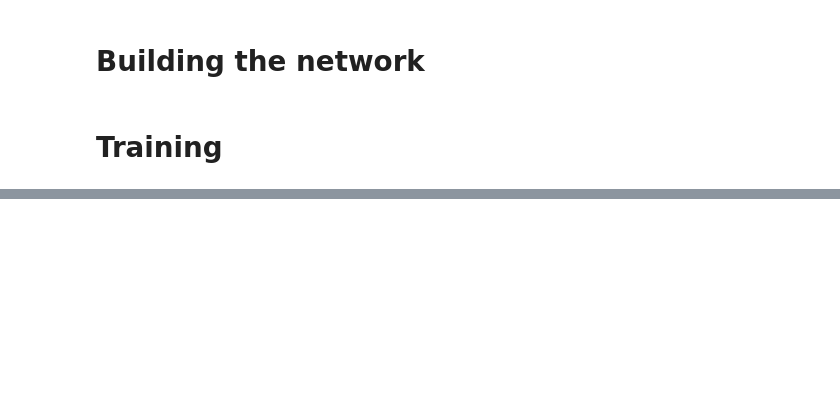
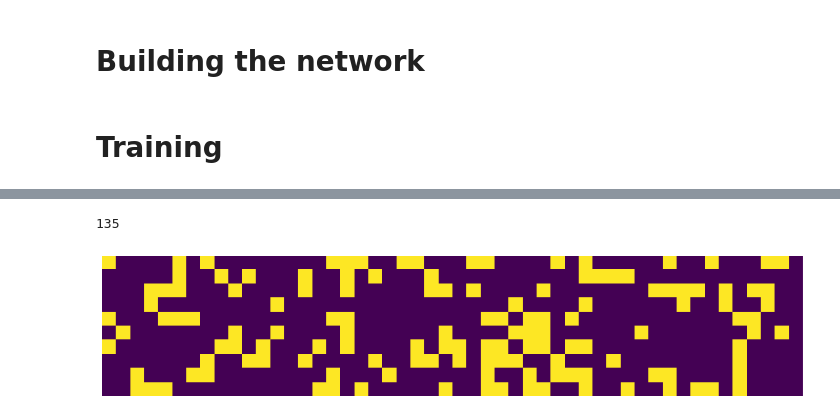
Before and after one commit to arkhycat/disenntangle, a Jupyter notebook: mnist_disentangling.ipynb, the cells around one changed output, grey strips where cells are left out. Cells and saved outputs as stored; diff of their text form; code cells hidden in the pictures; blank space fills up the shorter version.

```diff
--- a/mnist_disentangling.ipynb
+++ b/mnist_disentangling.ipynb
@@ -174,0 +246,7 @@ plt.imshow(np.abs(np.corrcoef(np.transpose(merged)))[-10:, :-10]>corr_thr)
+# %%
+network.set_mask(torch.ones(10, 50))
+w = network.fc2.weight
+for c in range(1, 20):
+    network.set_mask(torch.tensor((w>c/100)).float())
+    print(c/100)
+    test()
@@ -198,0 +283,8 @@ Connections with corr >0.4 : 15.4%
+# %%
+network.set_mask(torch.ones(10, 50))
+w = network.fc2.weight
+corr_thr = 0.3
+w_thr = 0.03
+print("Connections with corr >{} : {}%".format(corr_thr, len(np.where(np.abs(corrm)>corr_thr)[0])/500*100))
+print("Connections with corr >{} and w > {}: {}%".format(corr_thr, w_thr, len(np.where((np.abs(corrm)>corr_thr) * (w >w_thr))[0])/500*100))
+print("Connections with corr >{} or w > {}: {}%".format(corr_thr, w_thr, len(np.where((np.abs(corrm)>corr_thr) + (w >w_thr))[0])/500*100))
@@ -198,0 +319,13 @@ Connections with corr >0.4 : 15.4%
+# %%
+network = Net()
+optimizer = optim.SGD(network.parameters(), lr=learning_rate,
+                      momentum=momentum)
+network.set_mask(torch.tensor((np.abs(corrm)>0.2).astype(float)*(w.detach().numpy()>0.03)).float())
+# %%
+plt.figure(figsize=(15,3))
+plt.imshow(network.mask)
+plt.axis('off')
+print(len(torch.nonzero(network.mask)))
+# %% [output]
+135
+[figure, added]
```
Also changed, not shown: parts of 26 cells of this notebook, 11 other files.
